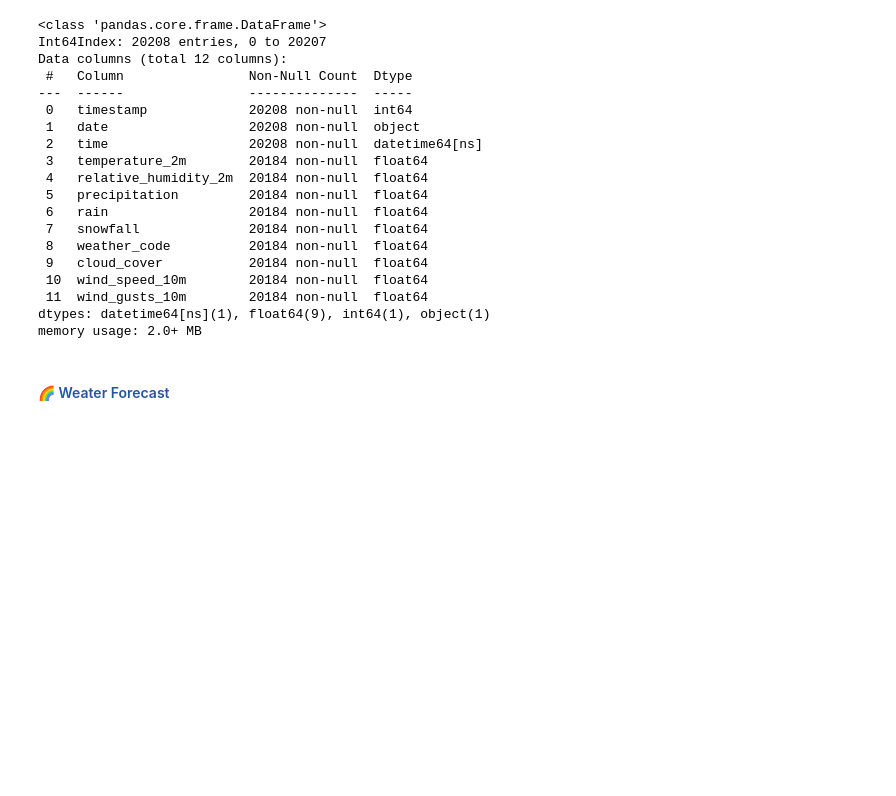
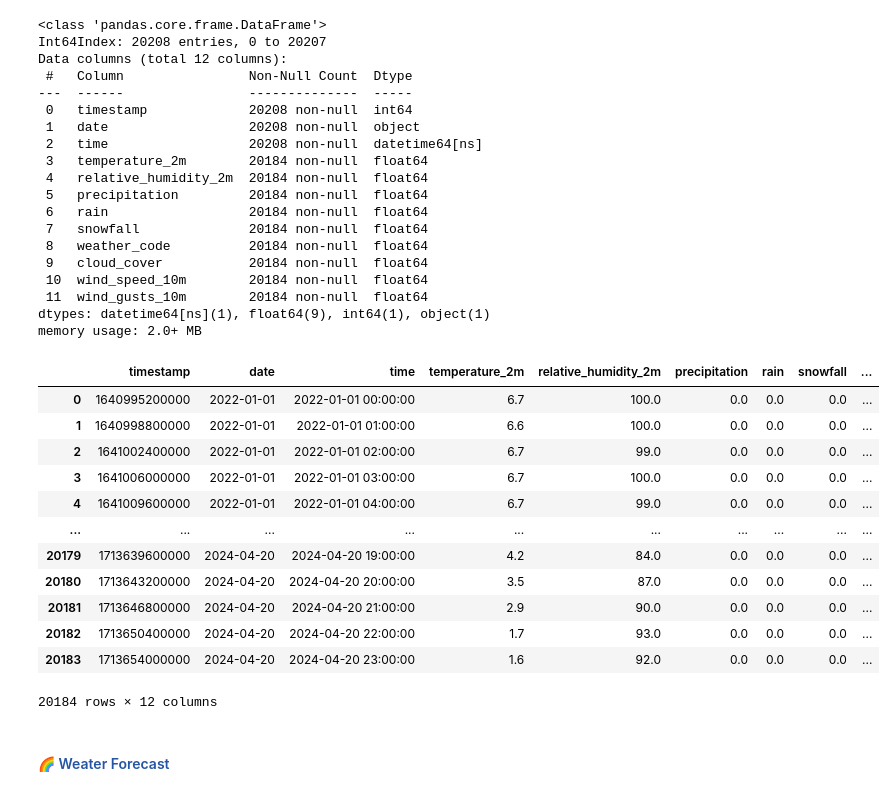
Before and after one commit to Camillahannesbo/BDS_MLOPs_Assignment, a Jupyter notebook: notebooks/1_feature_backfill.ipynb, the cells around one changed output. Cells and saved outputs as stored; diff of their text form; code cells hidden in the pictures; blank space fills up the shorter version.

```diff
--- a/notebooks/1_feature_backfill.ipynb
+++ b/notebooks/1_feature_backfill.ipynb
@@ -198,5 +192,22 @@ Data columns (total 12 columns):
  11  wind_gusts_10m        20184 non-null  float64
 dtypes: datetime64[ns](1), float64(9), int64(1), object(1)
 memory usage: 2.0+ MB
+# %%
+# deleting rows with missing values
+historical_weather_df.dropna()
+# %% [output]
+|  | timestamp | date | time | temperature_2m | relative_humidity_2m | precipitation | rain | snowfall | ... |
+| 0 | 1640995200000 | 2022-01-01 | 2022-01-01 00:00:00 | 6.7 | 100.0 | 0.0 | 0.0 | 0.0 | ... |
+| 1 | 1640998800000 | 2022-01-01 | 2022-01-01 01:00:00 | 6.6 | 100.0 | 0.0 | 0.0 | 0.0 | ... |
+| 2 | 1641002400000 | 2022-01-01 | 2022-01-01 02:00:00 | 6.7 | 99.0 | 0.0 | 0.0 | 0.0 | ... |
+| 3 | 1641006000000 | 2022-01-01 | 2022-01-01 03:00:00 | 6.7 | 100.0 | 0.0 | 0.0 | 0.0 | ... |
+| 4 | 1641009600000 | 2022-01-01 | 2022-01-01 04:00:00 | 6.7 | 99.0 | 0.0 | 0.0 | 0.0 | ... |
+| ... | ... | ... | ... | ... | ... | ... | ... | ... | ... |
+| 20179 | 1713639600000 | 2024-04-20 | 2024-04-20 19:00:00 | 4.2 | 84.0 | 0.0 | 0.0 | 0.0 | ... |
+| 20180 | 1713643200000 | 2024-04-20 | 2024-04-20 20:00:00 | 3.5 | 87.0 | 0.0 | 0.0 | 0.0 | ... |
+| 20181 | 1713646800000 | 2024-04-20 | 2024-04-20 21:00:00 | 2.9 | 90.0 | 0.0 | 0.0 | 0.0 | ... |
+| 20182 | 1713650400000 | 2024-04-20 | 2024-04-20 22:00:00 | 1.7 | 93.0 | 0.0 | 0.0 | 0.0 | ... |
+| 20183 | 1713654000000 | 2024-04-20 | 2024-04-20 23:00:00 | 1.6 | 92.0 | 0.0 | 0.0 | 0.0 | ... |
+20184 rows × 12 columns
 # %% [markdown]
 #### <span style="color:#2656a3;"> 🌈 Weater Forecast
```
Also changed, not shown: parts of 18 cells of this notebook.
